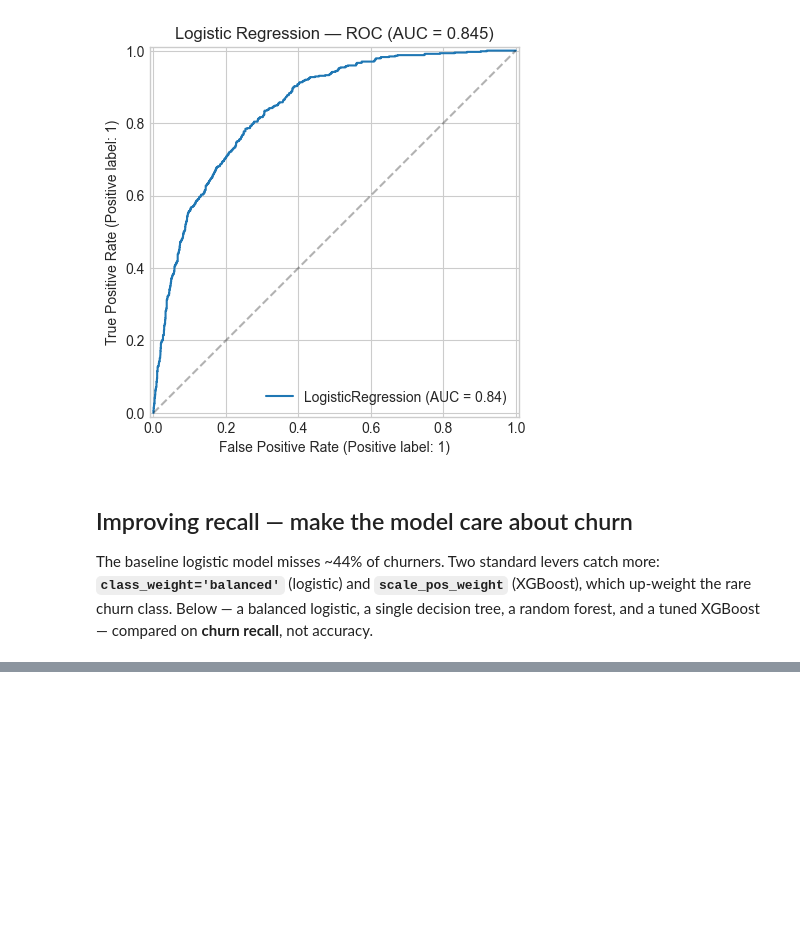
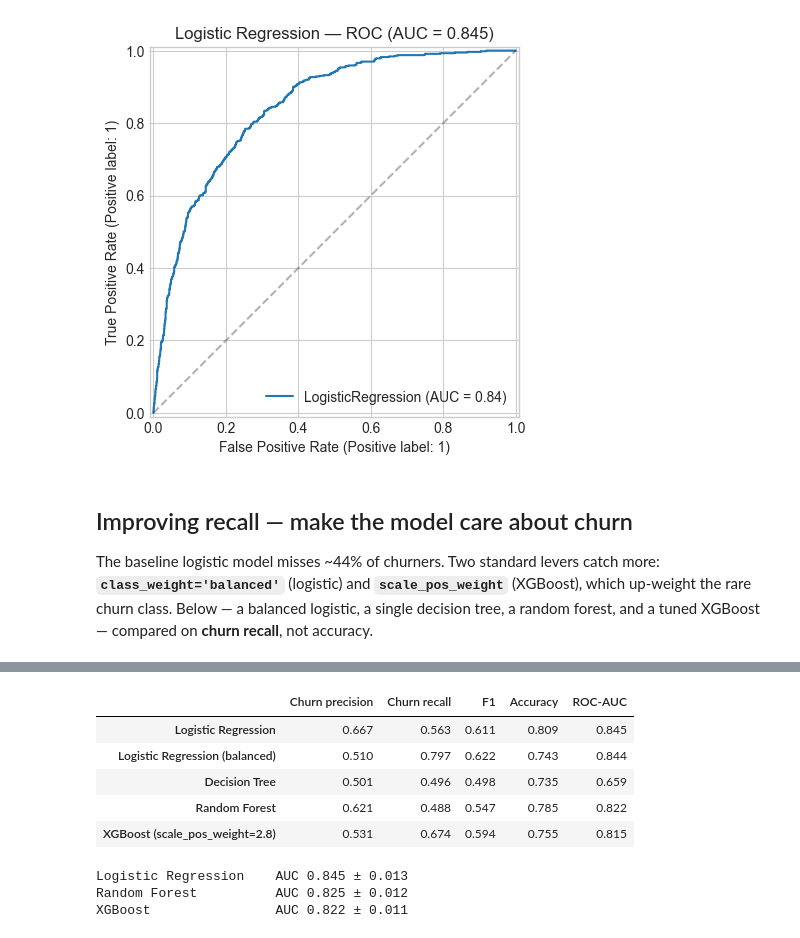
Before and after one commit to Iris814/telco-churn-analysis, a Jupyter notebook: notebooks/03_churn_classification.ipynb, the cells around one changed output, grey strips where cells are left out. Saved outputs shown, nothing was run; the diff lists cells and outputs as text; code cells hidden in the pictures; blank space fills up the shorter version.

```diff
--- a/notebooks/03_churn_classification.ipynb
+++ b/notebooks/03_churn_classification.ipynb
@@ -382,0 +390,49 @@ weighted avg       0.78      0.76      0.76      2113
+# %%
+# Single source of truth: metrics pulled from the fitted models, not typed by hand
+from sklearn.metrics import precision_score, recall_score, f1_score, accuracy_score
+
+models = {
+    'Logistic Regression':            logreg,
+    'Logistic Regression (balanced)': logreg_bal,
+    'Decision Tree':                  dt,
+    'Random Forest':                  rf,
+    'XGBoost (scale_pos_weight=2.8)': xgb,
+}
+
+comparison = pd.DataFrame({
+    name: {
+        'Churn precision': precision_score(y_test, m.predict(X_test_s)),
+        'Churn recall':    recall_score(y_test, m.predict(X_test_s)),
+        'F1':              f1_score(y_test, m.predict(X_test_s)),
+        'Accuracy':        accuracy_score(y_test, m.predict(X_test_s)),
+        'ROC-AUC':         roc_auc_score(y_test, m.predict_proba(X_test_s)[:, 1]),
+    } for name, m in models.items()
+}).T.round(3)
+
+comparison
+# %% [output]
+|  | Churn precision | Churn recall | F1 | Accuracy | ROC-AUC |
+| Logistic Regression | 0.667 | 0.563 | 0.611 | 0.809 | 0.845 |
+| Logistic Regression (balanced) | 0.510 | 0.797 | 0.622 | 0.743 | 0.844 |
+| Decision Tree | 0.501 | 0.496 | 0.498 | 0.735 | 0.659 |
+| Random Forest | 0.621 | 0.488 | 0.547 | 0.785 | 0.822 |
+| XGBoost (scale_pos_weight=2.8) | 0.531 | 0.674 | 0.594 | 0.755 | 0.815 |
+# %%
+# Does the ranking survive beyond one split? 5-fold stratified CV on ROC-AUC.
+# The scaler is fit INSIDE each fold (pipeline) so there's no leakage.
+from sklearn.model_selection import StratifiedKFold, cross_val_score
+from sklearn.pipeline import make_pipeline
+
+cv = StratifiedKFold(n_splits=5, shuffle=True, random_state=42)
+cv_models = {
+    'Logistic Regression': LogisticRegression(max_iter=1000, random_state=42),
+    'Random Forest':       RandomForestClassifier(n_estimators=300, random_state=42),
+    'XGBoost':             XGBClassifier(scale_pos_weight=2.8, eval_metric='logloss', random_state=42),
+}
+for name, m in cv_models.items():
+    s = cross_val_score(make_pipeline(StandardScaler(), m), X, y, cv=cv, scoring='roc_auc')
+    print(f"{name:22s} AUC {s.mean():.3f} ± {s.std():.3f}")
+# %% [output]
+Logistic Regression    AUC 0.845 ± 0.013
+Random Forest          AUC 0.825 ± 0.012
+XGBoost                AUC 0.822 ± 0.011
```
Also changed, not shown: parts of 13 cells of this notebook, 2 other files.
